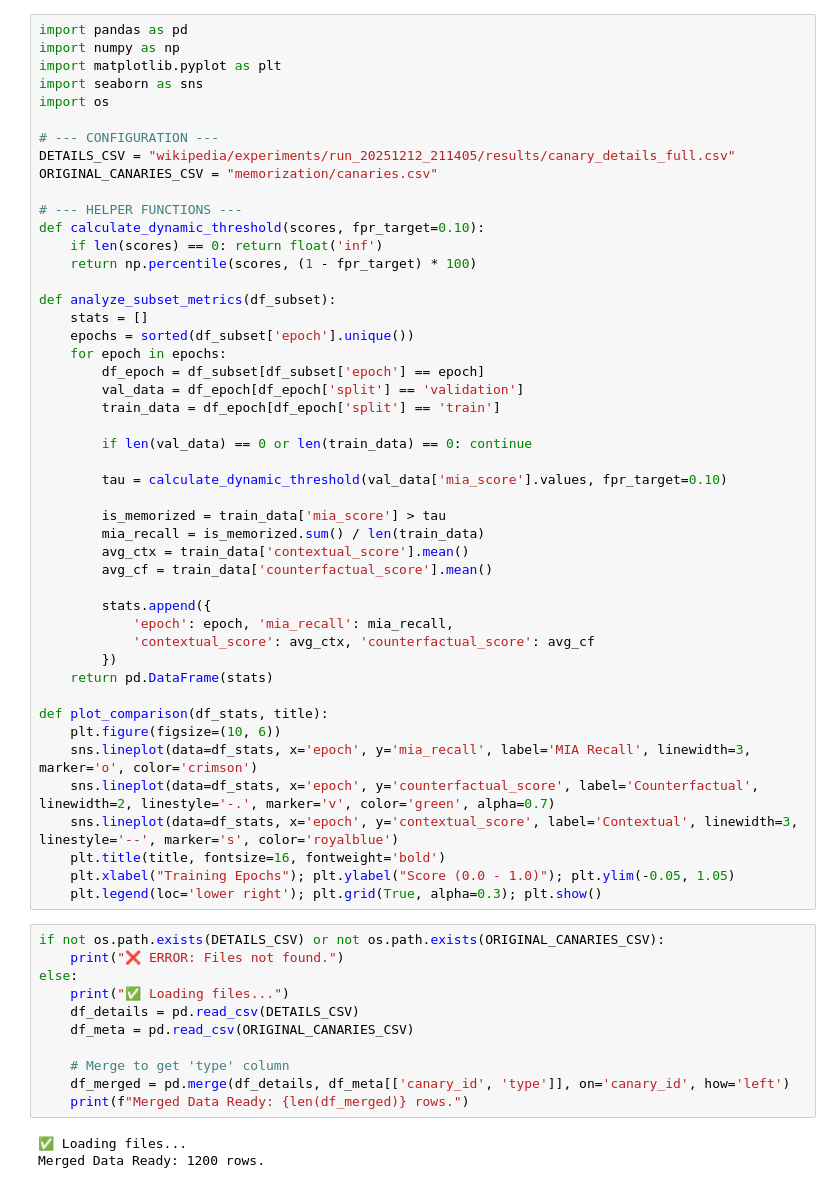
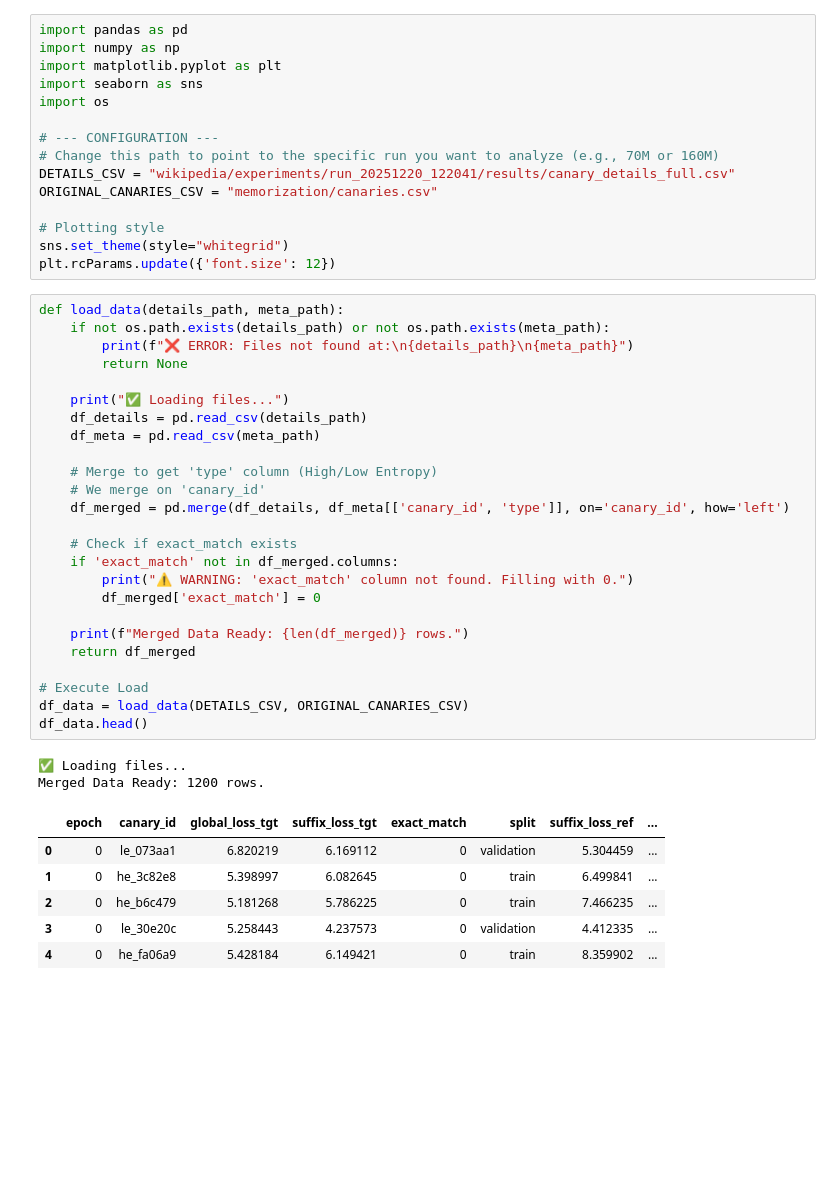
Before and after one commit to ggluongo77/finetuning-memorization-metrics, a Jupyter notebook: gen/plot_results.ipynb, the cells around one changed output. Cells and saved outputs as stored; diff of their text form; blank space fills up the shorter version.

```diff
--- a/gen/plot_results.ipynb
+++ b/gen/plot_results.ipynb
@@ -6,57 +6,45 @@ import seaborn as sns
 import os
 
 # --- CONFIGURATION ---
-DETAILS_CSV = "wikipedia/experiments/run_20251212_211405/results/canary_details_full.csv"
+# Change this path to point to the specific run you want to analyze (e.g., 70M or 160M)
+DETAILS_CSV = "wikipedia/experiments/run_20251220_122041/results/canary_details_full.csv"
 ORIGINAL_CANARIES_CSV = "memorization/canaries.csv"
 
-# --- HELPER FUNCTIONS ---
-def calculate_dynamic_threshold(scores, fpr_target=0.10):
-    if len(scores) == 0: return float('inf')
-    return np.percentile(scores, (1 - fpr_target) * 100)
-
-def analyze_subset_metrics(df_subset):
-    stats = []
-    epochs = sorted(df_subset['epoch'].unique())
-    for epoch in epochs:
-        df_epoch = df_subset[df_subset['epoch'] == epoch]
-        val_data = df_epoch[df_epoch['split'] == 'validation']
-        train_data = df_epoch[df_epoch['split'] == 'train']
-
-        if len(val_data) == 0 or len(train_data) == 0: continue
-
-        tau = calculate_dynamic_threshold(val_data['mia_score'].values, fpr_target=0.10)
-
-        is_memorized = train_data['mia_score'] > tau
-        mia_recall = is_memorized.sum() / len(train_data)
-        avg_ctx = train_data['contextual_score'].mean()
-        avg_cf = train_data['counterfactual_score'].mean()
-
-        stats.append({
-            'epoch': epoch, 'mia_recall': mia_recall,
-            'contextual_score': avg_ctx, 'counterfactual_score': avg_cf
-        })
-    return pd.DataFrame(stats)
-
-def plot_comparison(df_stats, title):
-    plt.figure(figsize=(10, 6))
-    sns.lineplot(data=df_stats, x='epoch', y='mia_recall', label='MIA Recall', linewidth=3, marker='o', color='crimson')
-    sns.lineplot(data=df_stats, x='epoch', y='counterfactual_score', label='Counterfactual', linewidth=2, linestyle='-.', marker='v', color='green', alpha=0.7)
-    sns.lineplot(data=df_stats, x='epoch', y='contextual_score', label='Contextual', linewidth=3, linestyle='--', marker='s', color='royalblue')
-    plt.title(title, fontsize=16, fontweight='bold')
-    plt.xlabel("Training Epochs"); plt.ylabel("Score (0.0 - 1.0)"); plt.ylim(-0.05, 1.05)
-    plt.legend(loc='lower right'); plt.grid(True, alpha=0.3); plt.show()
+# Plotting style
+sns.set_theme(style="whitegrid")
+plt.rcParams.update({'font.size': 12})
 # %%
-if not os.path.exists(DETAILS_CSV) or not os.path.exists(ORIGINAL_CANARIES_CSV):
-    print("❌ ERROR: Files not found.")
-else:
+def load_data(details_path, meta_path):
+    if not os.path.exists(details_path) or not os.path.exists(meta_path):
+        print(f"❌ ERROR: Files not found at:\n{details_path}\n{meta_path}")
+        return None
+
     print("✅ Loading files...")
-    df_details = pd.read_csv(DETAILS_CSV)
-    df_meta = pd.read_csv(ORIGINAL_CANARIES_CSV)
+    df_details = pd.read_csv(details_path)
+    df_meta = pd.read_csv(meta_path)
 
-    # Merge to get 'type' column
+    # Merge to get 'type' column (High/Low Entropy)
+    # We merge on 'canary_id'
     df_merged = pd.merge(df_details, df_meta[['canary_id', 'type']], on='canary_id', how='left')
+
+    # Check if exact_match exists
+    if 'exact_match' not in df_merged.columns:
+        print("⚠️ WARNING: 'exact_match' column not found. Filling with 0.")
+        df_merged['exact_match'] = 0
+
     print(f"Merged Data Ready: {len(df_merged)} rows.")
+    return df_merged
+
+# Execute Load
+df_data = load_data(DETAILS_CSV, ORIGINAL_CANARIES_CSV)
+df_data.head()
 # %% [output]
 ✅ Loading files...
 Merged Data Ready: 1200 rows.
+|  | epoch | canary_id | global_loss_tgt | suffix_loss_tgt | exact_match | split | suffix_loss_ref | ... |
+| 0 | 0 | le_073aa1 | 6.820219 | 6.169112 | 0 | validation | 5.304459 | ... |
+| 1 | 0 | he_3c82e8 | 5.398997 | 6.082645 | 0 | train | 6.499841 | ... |
+| 2 | 0 | he_b6c479 | 5.181268 | 5.786225 | 0 | train | 7.466235 | ... |
+| 3 | 0 | le_30e20c | 5.258443 | 4.237573 | 0 | validation | 4.412335 | ... |
+| 4 | 0 | he_fa06a9 | 5.428184 | 6.149421 | 0 | train | 8.359902 | ... |
 # %%
```
Also changed, not shown: parts of 4 cells of this notebook, 13 other files.
